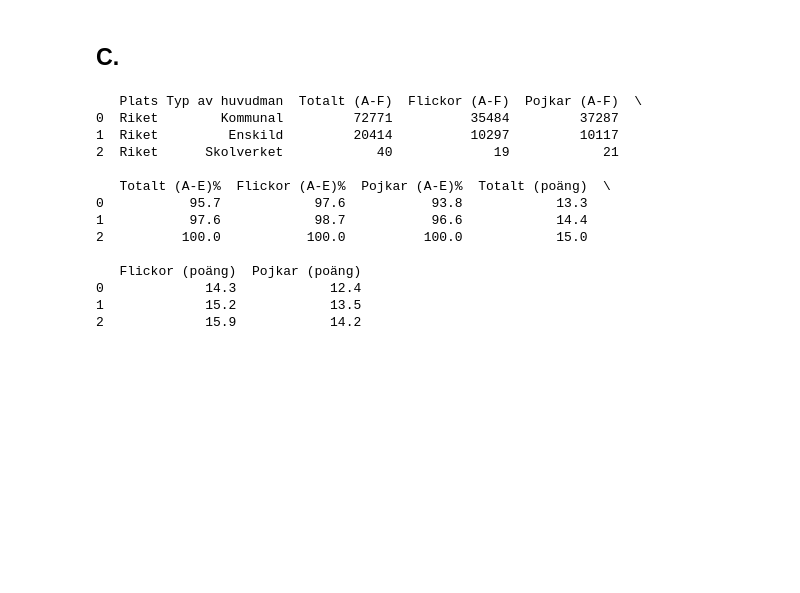
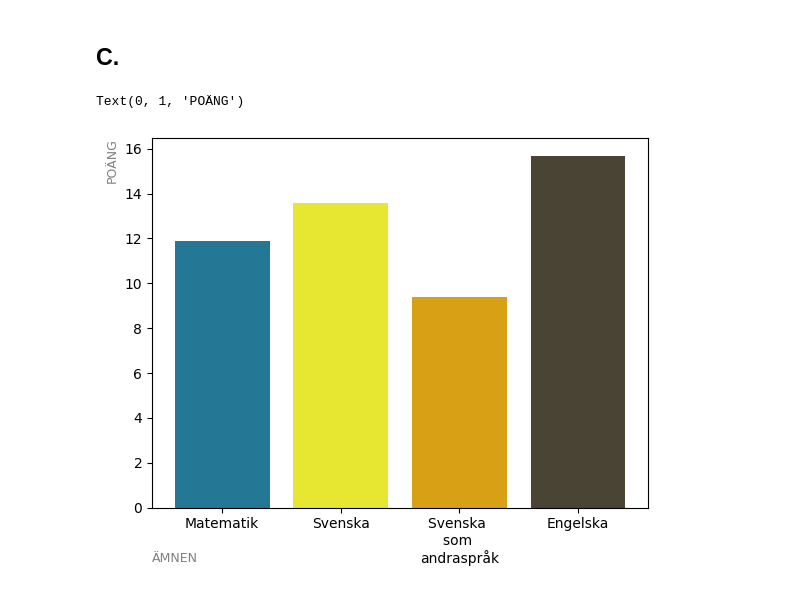
Before and after one commit to BrutalFrost/Python-Hampus-Erlandsson-OPA23, a Jupyter notebook: project/Labb2_uppgift_0.ipynb, the cells around one changed output. Drawn from its saved outputs; the diff is of its cells as text; code cells hidden in the pictures; blank space fills up the shorter version.

```diff
--- a/project/Labb2_uppgift_0.ipynb
+++ b/project/Labb2_uppgift_0.ipynb
@@ -58,32 +60,30 @@ Total antal pojkar med F:  5776.0
 # %%
 
 df_swedish = reader("Svenska", riketAk9_path)
 df_swedish_2 = reader("Svenska som andraspråk", riketAk9_path)
 df_english = reader("Engelska", riketAk9_path)
 
 
 total_points = [
-    df_math["Totalt (poäng)"]
-    df_swedish["Totalt (poäng)"]
-    df_swedish_2["Totalt (poäng)"]
-    df_english["Totalt (poäng)"]
+    df_math.loc[0, "Totalt (poäng)"],
+    df_swedish.loc[0, "Totalt (poäng)"],
+    df_swedish_2.loc[0, "Totalt (poäng)"],
+    df_english.loc[0, "Totalt (poäng)"]
+]
+t = [1,2,3,4]
+subjects = [
+    "Matematik",
+    "Svenska",
+    "Svenska \nsom \nandraspråk",
+    "Engelska"
 ]
 
+fig, ax = plt.subplots()
 
-sheet_names = list(df_riketAk9.keys())
-print(df_swedish)
+
+plt.bar(subjects, total_points, color = ["#247895", "#E7E732", "#D8A014", "#494434"])
+plt.xlabel("ÄMNEN", loc="left", labelpad=-10, color="gray", fontsize=9)
+plt.ylabel("POÄNG", loc="top", color="gray", fontsize=9)
 # %% [output]
-   Plats Typ av huvudman  Totalt (A-F)  Flickor (A-F)  Pojkar (A-F)  \
-0  Riket        Kommunal         72771          35484         37287
-1  Riket         Enskild         20414          10297         10117
-2  Riket      Skolverket            40             19            21
-
-   Totalt (A-E)%  Flickor (A-E)%  Pojkar (A-E)%  Totalt (poäng)  \
-0           95.7            97.6           93.8            13.3
-1           97.6            98.7           96.6            14.4
-2          100.0           100.0          100.0            15.0
-
-   Flickor (poäng)  Pojkar (poäng)
-0             14.3            12.4
-1             15.2            13.5
-2             15.9            14.2
+Text(0, 1, 'POÄNG')
+[figure, added]
```
Also changed, not shown: parts of 5 cells of this notebook.
